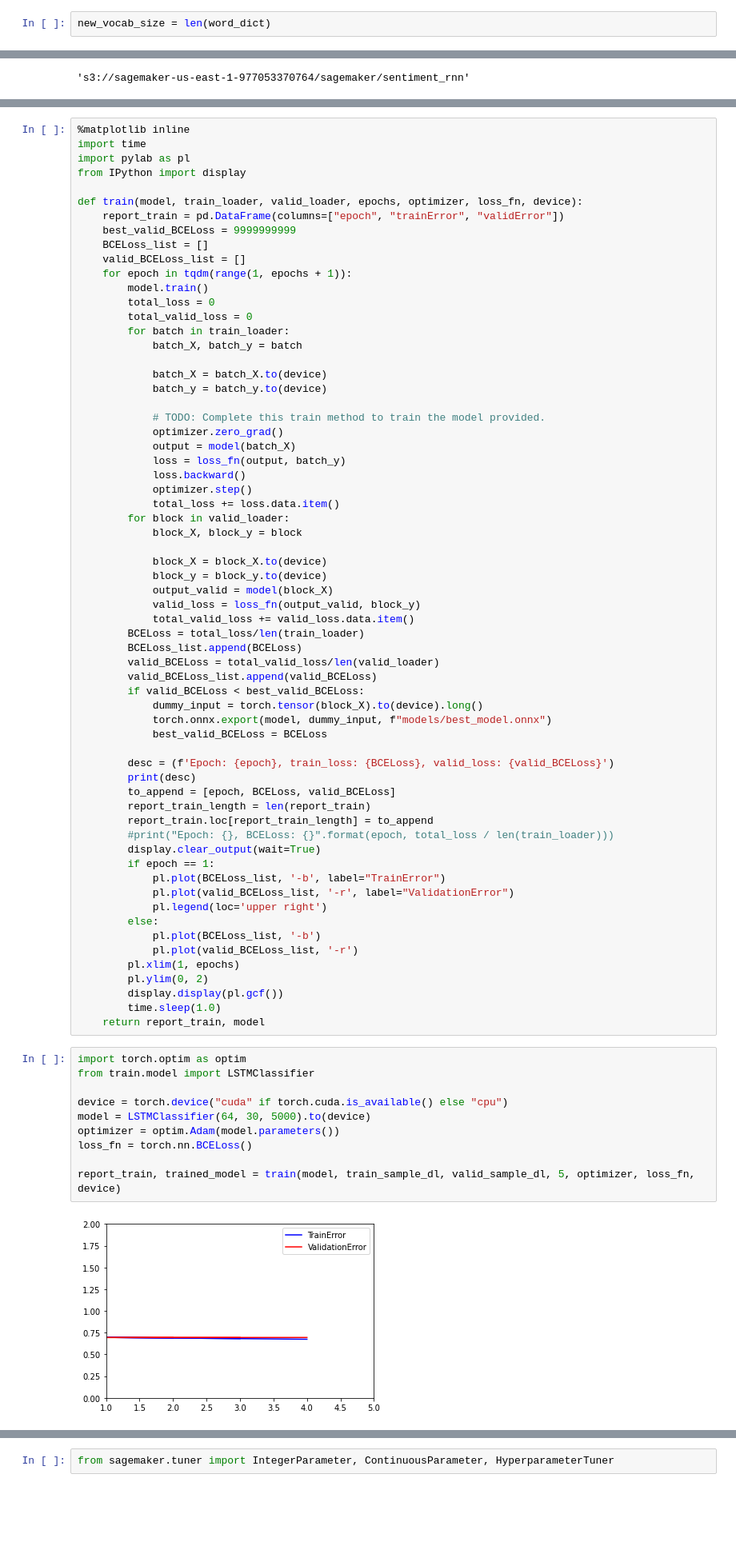
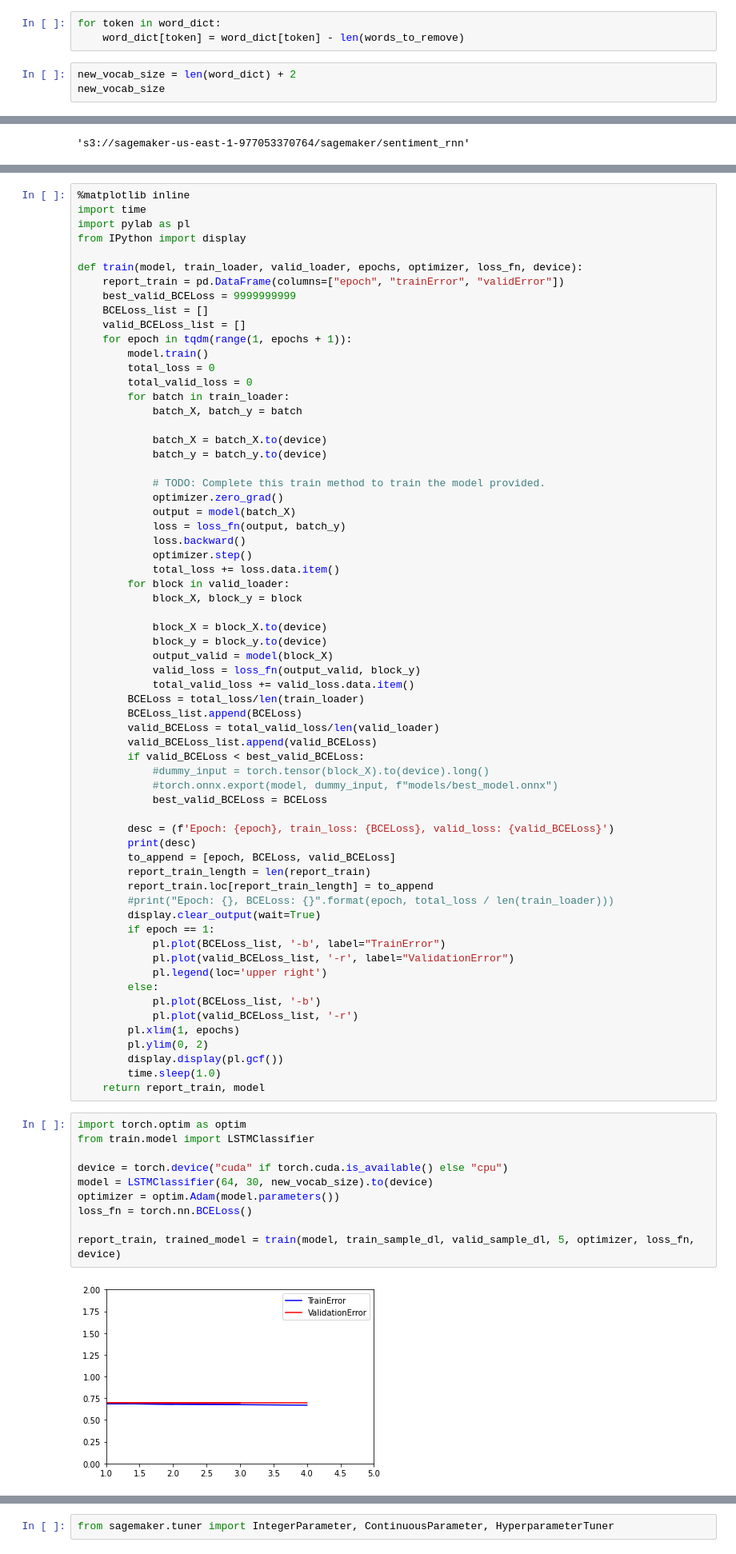
Before and after one commit to adelmofilho/UdacitySentimentAnalysis, a Jupyter notebook: SageMaker Project Enhanced.ipynb, the cells around one changed output, grey strips where cells are left out. Shown at 80% size. Saved outputs shown, nothing was run; the diff lists cells and outputs as text; blank space fills up the shorter version.

```diff
--- a/SageMaker Project Enhanced.ipynb
+++ b/SageMaker Project Enhanced.ipynb
@@ -225,5 +249,9 @@ words_to_remove = ["movi", "film", "one"]
 # %%
 for word in words_to_remove:
     word_dict.pop(word)
+# %%
+for token in word_dict:
+    word_dict[token] = word_dict[token] - len(words_to_remove)
 # %%
-new_vocab_size = len(word_dict)
+new_vocab_size = len(word_dict) + 2
+new_vocab_size
@@ -377,8 +407,8 @@ def train(model, train_loader, valid_loader, epochs, optimizer, loss_fn, device)
         valid_BCELoss = total_valid_loss/len(valid_loader)
         valid_BCELoss_list.append(valid_BCELoss)
         if valid_BCELoss < best_valid_BCELoss:
-            dummy_input = torch.tensor(block_X).to(device).long()
-            torch.onnx.export(model, dummy_input, f"models/best_model.onnx")
+            #dummy_input = torch.tensor(block_X).to(device).long()
+            #torch.onnx.export(model, dummy_input, f"models/best_model.onnx")
             best_valid_BCELoss = BCELoss
 
         desc = (f'Epoch: {epoch}, train_loss: {BCELoss}, valid_loss: {valid_BCELoss}')
@@ -403,12 +433,12 @@ def train(model, train_loader, valid_loader, epochs, optimizer, loss_fn, device)
 # %%
 import torch.optim as optim
 from train.model import LSTMClassifier
 
 device = torch.device("cuda" if torch.cuda.is_available() else "cpu")
-model = LSTMClassifier(64, 30, 5000).to(device)
+model = LSTMClassifier(64, 30, new_vocab_size).to(device)
 optimizer = optim.Adam(model.parameters())
 loss_fn = torch.nn.BCELoss()
 
 report_train, trained_model = train(model, train_sample_dl, valid_sample_dl, 5, optimizer, loss_fn, device)
 # %% [output]
-[figure, old version]
+[figure, new version]
```
Also changed, not shown: parts of 8 cells of this notebook, 1 other file.
